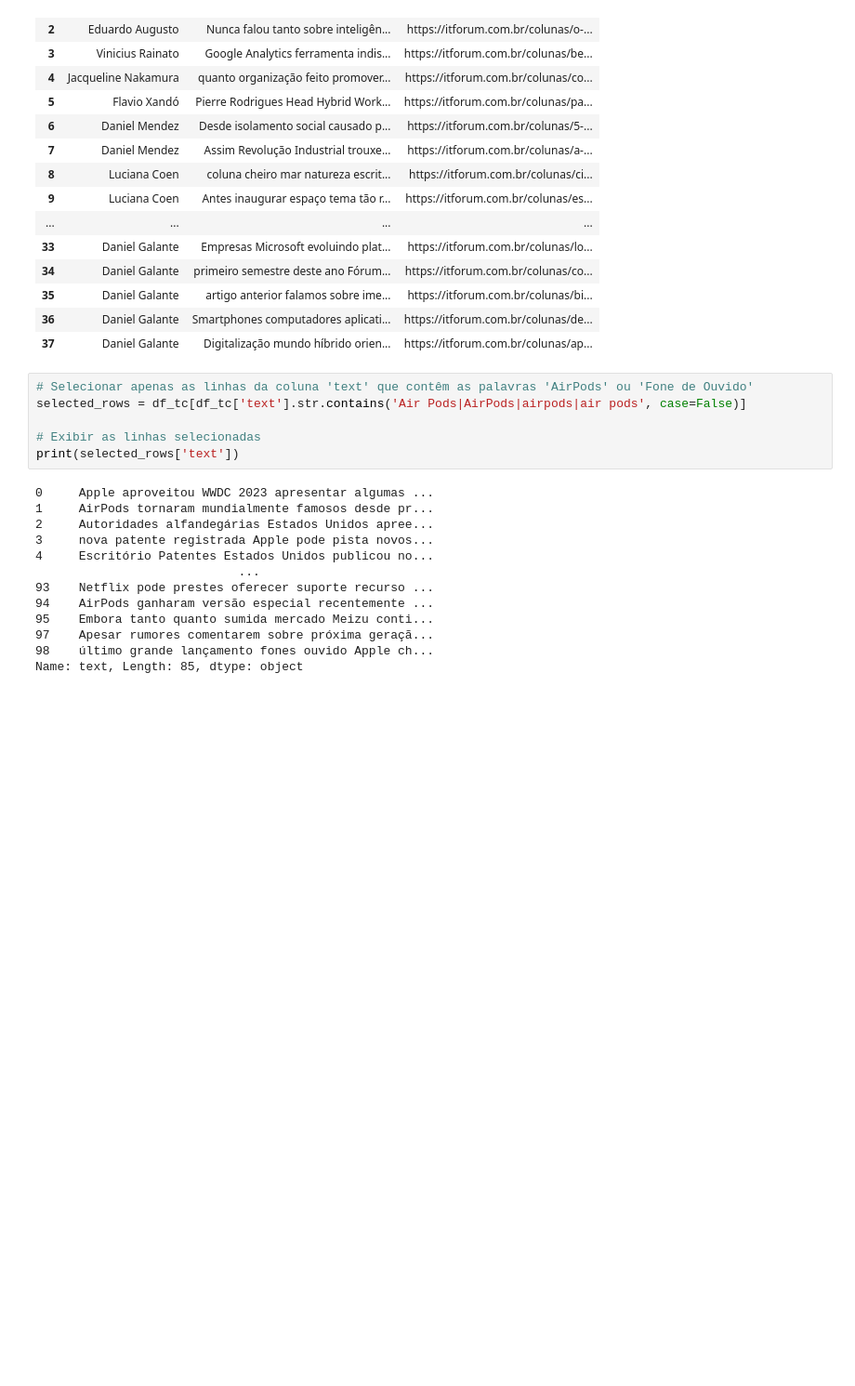
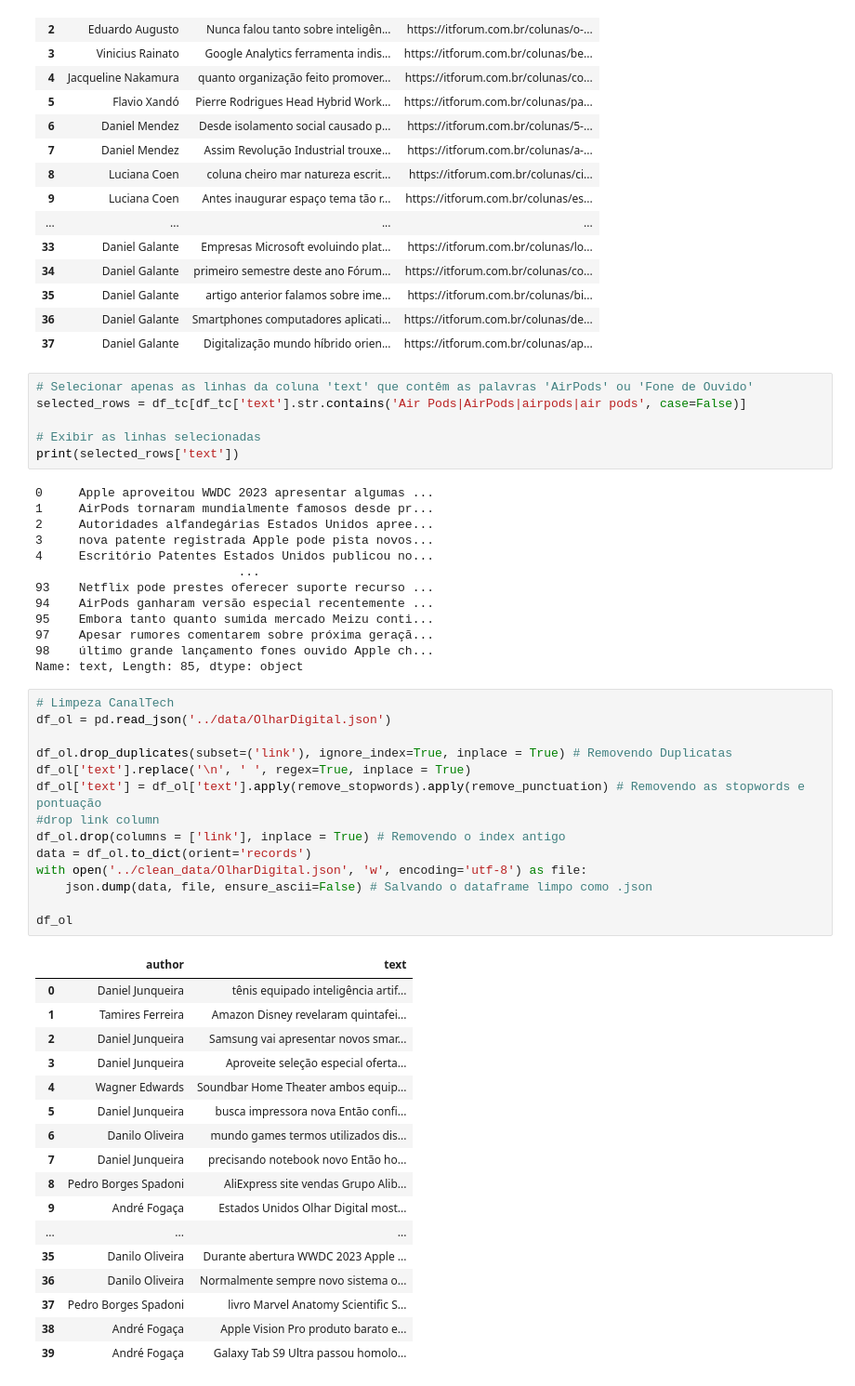
Before and after one commit to tavesjao/Projeto2Savino, a Jupyter notebook: src/Transform/Limpeza dos Scrapers.ipynb, the cells around one changed output. Shown: that part at 93% size. Saved outputs shown, nothing was run; the diff lists cells and outputs as text; blank space fills up the shorter version.

```diff
--- a/src/Transform/Limpeza dos Scrapers.ipynb
+++ b/src/Transform/Limpeza dos Scrapers.ipynb
@@ -187,3 +187,35 @@ print(selected_rows['text'])
 97    Apesar rumores comentarem sobre próxima geraçã...
 98    último grande lançamento fones ouvido Apple ch...
 Name: text, Length: 85, dtype: object
+# %%
+# Limpeza CanalTech
+df_ol = pd.read_json('../data/OlharDigital.json')
+
+df_ol.drop_duplicates(subset=('link'), ignore_index=True, inplace = True) # Removendo Duplicatas
+df_ol['text'].replace('\n', ' ', regex=True, inplace = True)
+df_ol['text'] = df_ol['text'].apply(remove_stopwords).apply(remove_punctuation) # Removendo as stopwords e pontuação
+#drop link column
+df_ol.drop(columns = ['link'], inplace = True) # Removendo o index antigo
+data = df_ol.to_dict(orient='records')
+with open('../clean_data/OlharDigital.json', 'w', encoding='utf-8') as file:
+    json.dump(data, file, ensure_ascii=False) # Salvando o dataframe limpo como .json
+
+df_ol
+# %% [output]
+|  | author | text |
+| 0 | Daniel Junqueira | tênis equipado inteligência artif... |
+| 1 | Tamires Ferreira | Amazon Disney revelaram quintafei... |
+| 2 | Daniel Junqueira | Samsung vai apresentar novos smar... |
+| 3 | Daniel Junqueira | Aproveite seleção especial oferta... |
+| 4 | Wagner Edwards | Soundbar Home Theater ambos equip... |
+| 5 | Daniel Junqueira | busca impressora nova Então confi... |
+| 6 | Danilo Oliveira | mundo games termos utilizados dis... |
+| 7 | Daniel Junqueira | precisando notebook novo Então ho... |
+| 8 | Pedro Borges Spadoni | AliExpress site vendas Grupo Alib... |
+| 9 | André Fogaça | Estados Unidos Olhar Digital most... |
+| ... | ... | ... |
+| 35 | Danilo Oliveira | Durante abertura WWDC 2023 Apple ... |
+| 36 | Danilo Oliveira | Normalmente sempre novo sistema o... |
+| 37 | Pedro Borges Spadoni | livro Marvel Anatomy Scientific S... |
+| 38 | André Fogaça | Apple Vision Pro produto barato e... |
+| 39 | André Fogaça | Galaxy Tab S9 Ultra passou homolo... |
```
Also changed, not shown: parts of 1 cell of this notebook, 7 other files.
